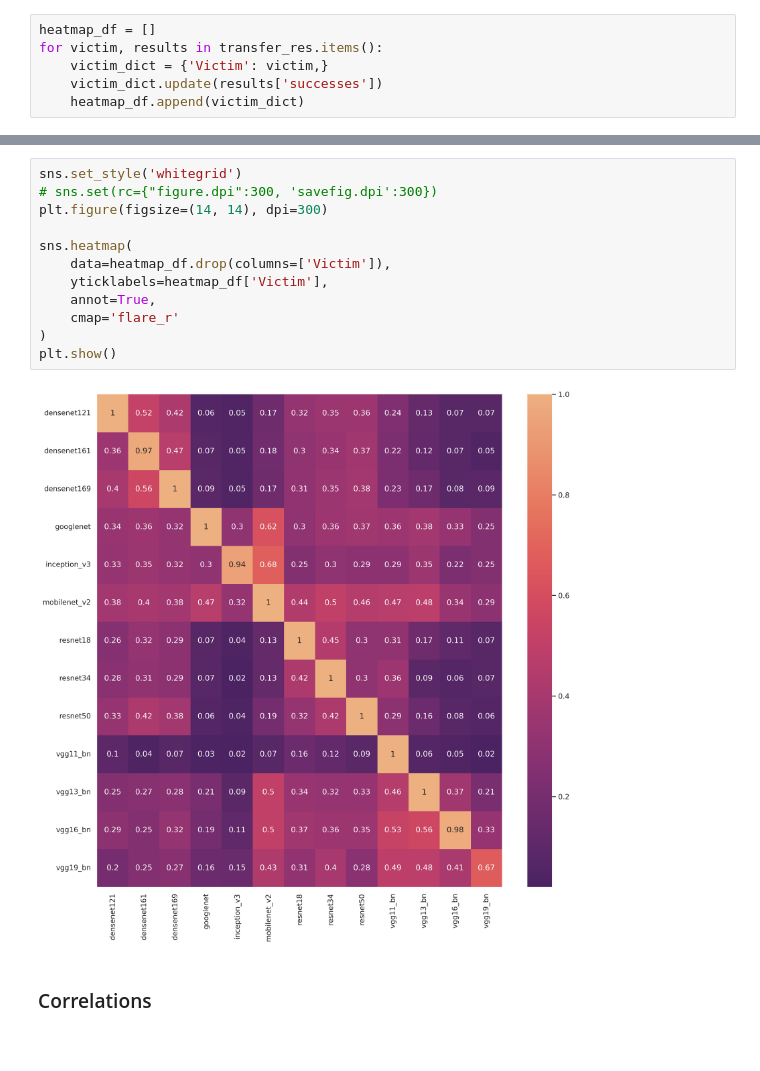
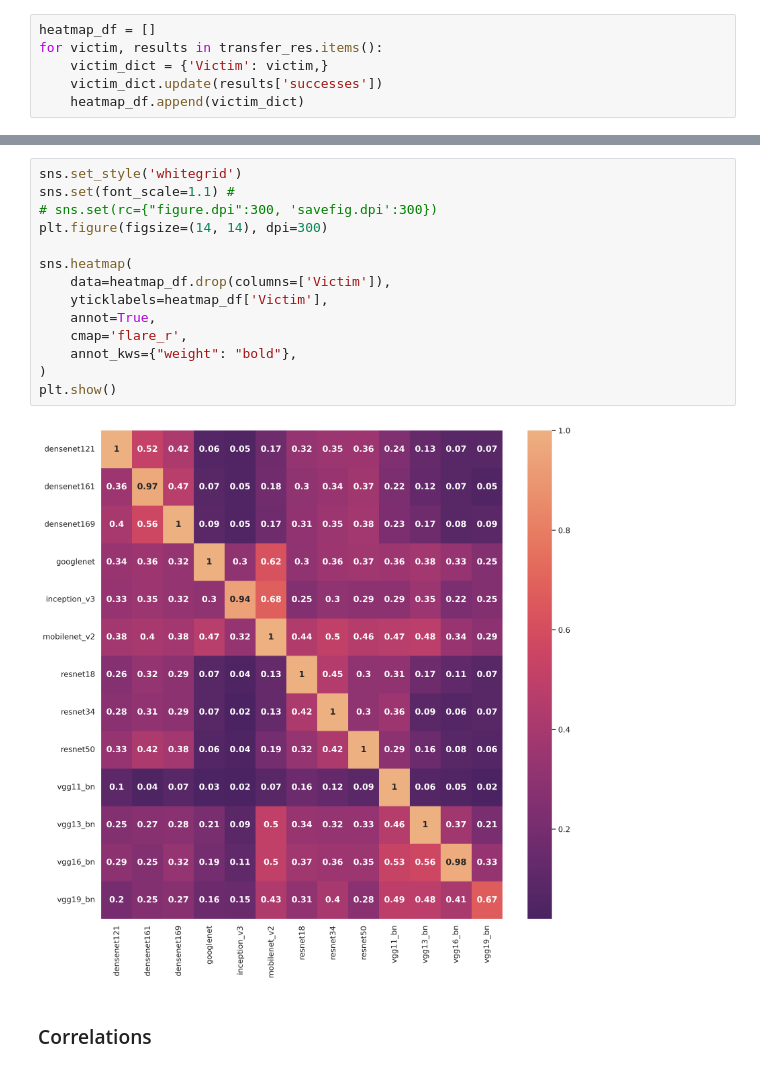
Before and after one commit to ClonedOne/bad_lemon, a Jupyter notebook: notebooks/analysis_all_transfer.ipynb, the cells around one changed output, grey strips where cells are left out. Cells and saved outputs as stored; diff of their text form.

```diff
--- a/notebooks/analysis_all_transfer.ipynb
+++ b/notebooks/analysis_all_transfer.ipynb
@@ -99,17 +99,19 @@ display(heatmap_df)
 | 12 | vgg19_bn | 0.20 | 0.25 | 0.27 | 0.16 | 0.15 | 0.43 | 0.31 | ... |
 # %%
 sns.set_style('whitegrid')
+sns.set(font_scale=1.1) #
 # sns.set(rc={"figure.dpi":300, 'savefig.dpi':300})
 plt.figure(figsize=(14, 14), dpi=300)
 
 sns.heatmap(
     data=heatmap_df.drop(columns=['Victim']),
     yticklabels=heatmap_df['Victim'],
     annot=True,
-    cmap='flare_r'
+    cmap='flare_r',
+    annot_kws={"weight": "bold"},
 )
 plt.show()
 # %% [output]
-[figure, old version]
+[figure, new version]
 # %% [markdown]
 ### Correlations
```
Also changed, not shown: parts of 3 cells of this notebook, 7 other files.
